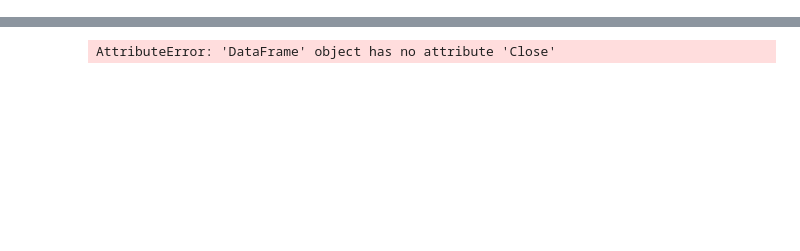
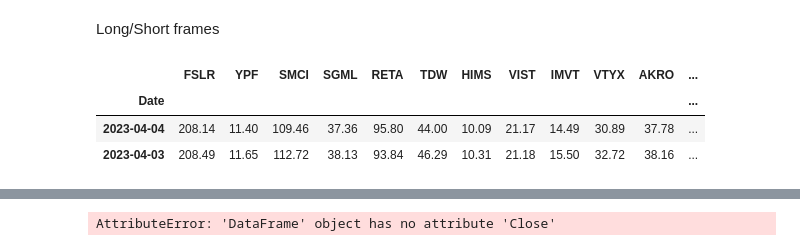
Before and after one commit to paul10116/Stock-Market, a Jupyter notebook: database.ipynb, the cells around one changed output, grey strips where cells are left out. Drawn from its saved outputs; the diff is of its cells as text; code cells hidden in the pictures; blank space fills up the shorter version.

```diff
--- a/database.ipynb
+++ b/database.ipynb
@@ -11,0 +14,8 @@ start_date = date.fromisoformat("2015-01-03")
+# %% [markdown]
+Long/Short frames
+# %%
+shorts = pd.DataFrame()
+shortList = tickers_for_shorts.split()
+
+for ticker in shortList:
+    shorts[ticker] = web.DataReader( ticker, 'stooq', start=start_date).Close
@@ -11,0 +28,10 @@ start_date = date.fromisoformat("2015-01-03")
+# %%
+shorts["Date"] = pd.DatetimeIndex(shorts.index)
+longs["Date"] = pd.DatetimeIndex(longs.index)
+# %%
+shorts.head(2)
+# %% [output]
+|  | FSLR | YPF | SMCI | SGML | RETA | TDW | HIMS | VIST | IMVT | VTYX | AKRO | ... |
+| Date |  |  |  |  |  |  |  |  |  |  |  | ... |
+| 2023-04-04 | 208.14 | 11.40 | 109.46 | 37.36 | 95.80 | 44.00 | 10.09 | 21.17 | 14.49 | 30.89 | 37.78 | ... |
+| 2023-04-03 | 208.49 | 11.65 | 112.72 | 38.13 | 93.84 | 46.29 | 10.31 | 21.18 | 15.50 | 32.72 | 38.16 | ... |
```
Also changed, not shown: parts of 15 cells of this notebook, 17 other files.
